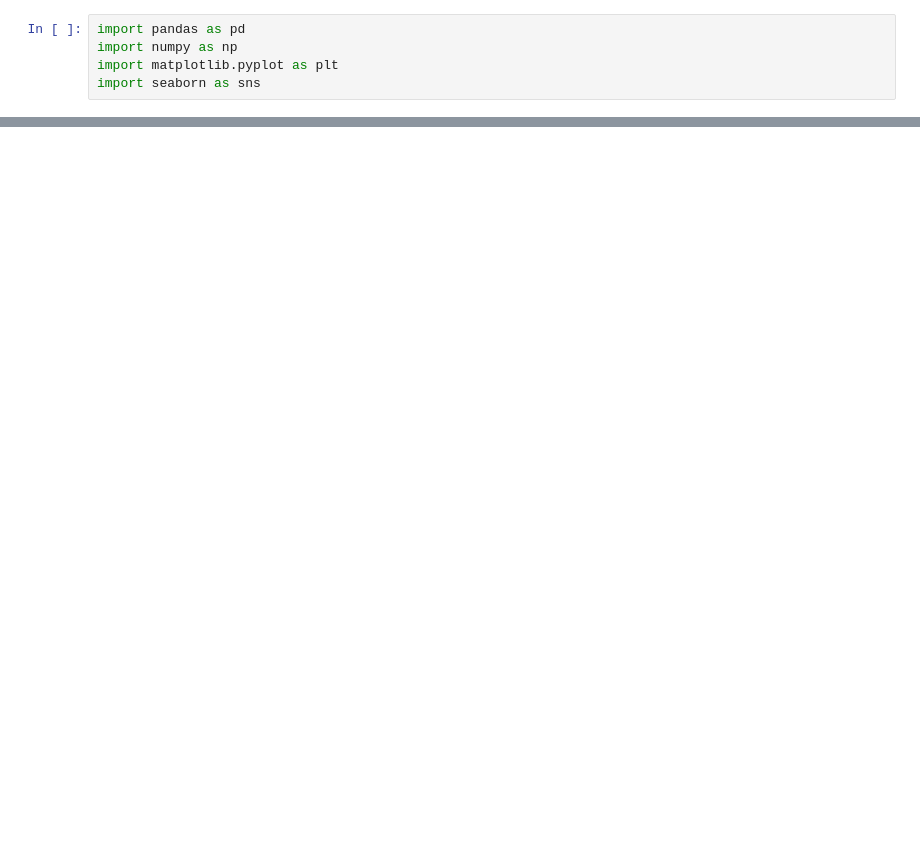
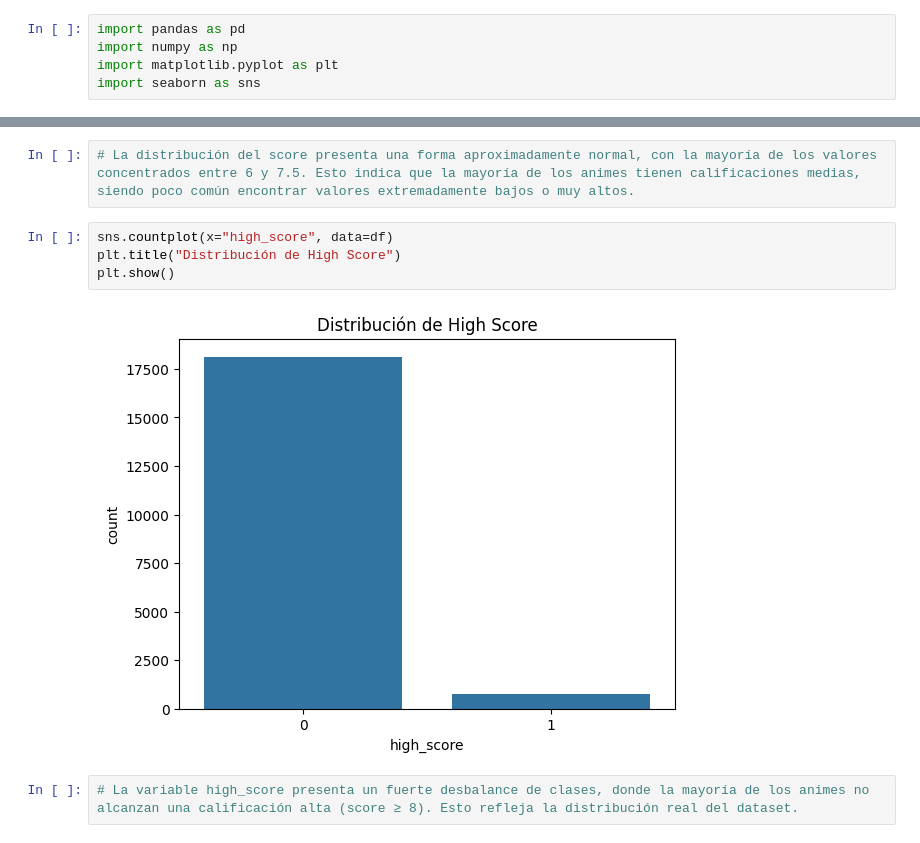
Before and after one commit to futabarentarou/Anime-final-project, a Jupyter notebook: data/Finalproject.ipynb, the cells around one changed output, grey strips where cells are left out. Drawn from its saved outputs; the diff is of its cells as text; blank space fills up the shorter version.

```diff
--- a/data/Finalproject.ipynb
+++ b/data/Finalproject.ipynb
@@ -226,0 +210,10 @@ GradientBoostingRegressor(random_state=42)
+# %%
+# La distribución del score presenta una forma aproximadamente normal, con la mayoría de los valores concentrados entre 6 y 7.5. Esto indica que la mayoría de los animes tienen calificaciones medias, siendo poco común encontrar valores extremadamente bajos o muy altos.
+# %%
+sns.countplot(x="high_score", data=df)
+plt.title("Distribución de High Score")
+plt.show()
+# %% [output]
+[figure, added]
+# %%
+# La variable high_score presenta un fuerte desbalance de clases, donde la mayoría de los animes no alcanzan una calificación alta (score ≥ 8). Esto refleja la distribución real del dataset.
```
Also changed, not shown: parts of 47 cells of this notebook, 1 other file.
